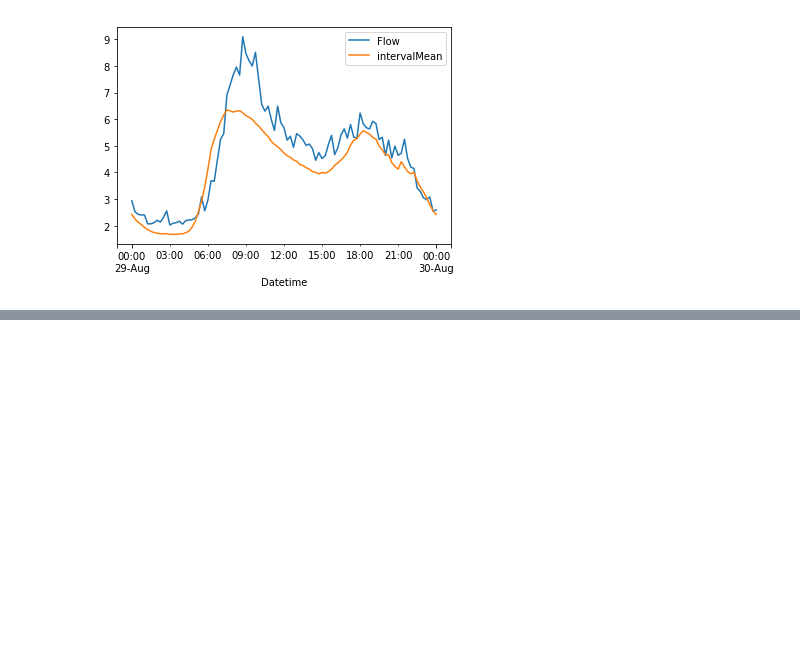
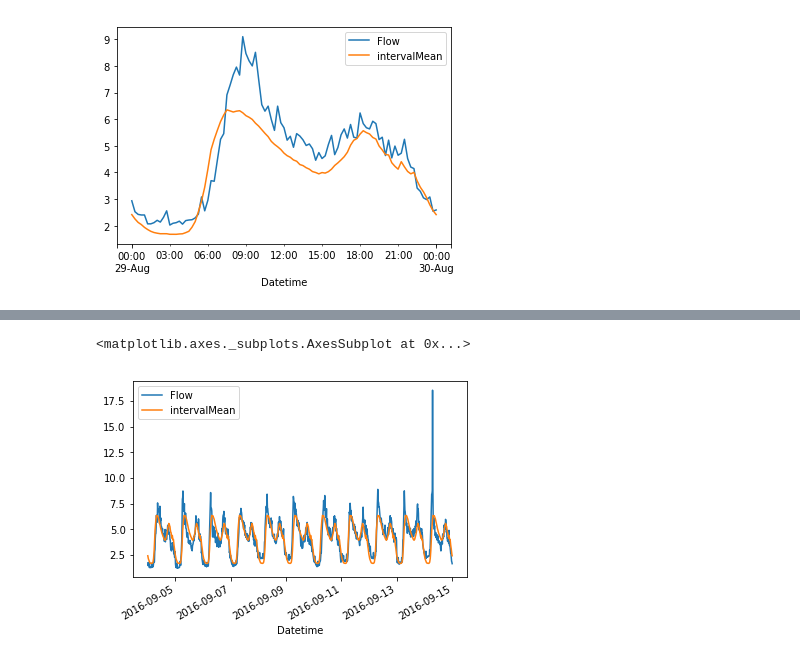
Before and after one commit to dicksonl/yorkshirewaterdatadive, a Jupyter notebook: JuneDataDive.ipynb, the cells around one changed output, grey strips where cells are left out. Saved outputs shown, nothing was run; the diff lists cells and outputs as text; code cells hidden in the pictures; blank space fills up the shorter version.

```diff
--- a/JuneDataDive.ipynb
+++ b/JuneDataDive.ipynb
@@ -163,0 +170,6 @@ august.plot()
+# %%
+sept1 = totalPlot['2016-09-01 00:00:00' : '2016-09-15 00:00:00']
+sept1.plot()
+# %% [output]
+<matplotlib.axes._subplots.AxesSubplot at 0x...>
+[figure, added]
```
Also changed, not shown: parts of 3 cells of this notebook.
